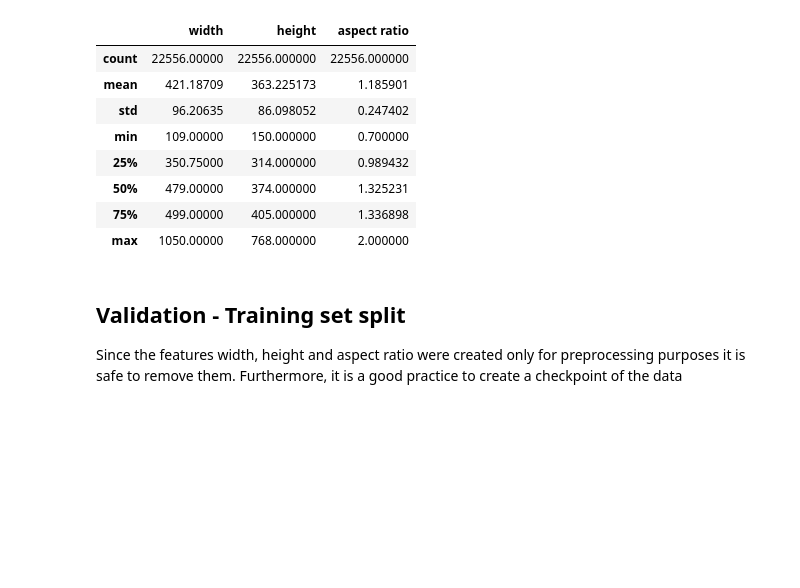
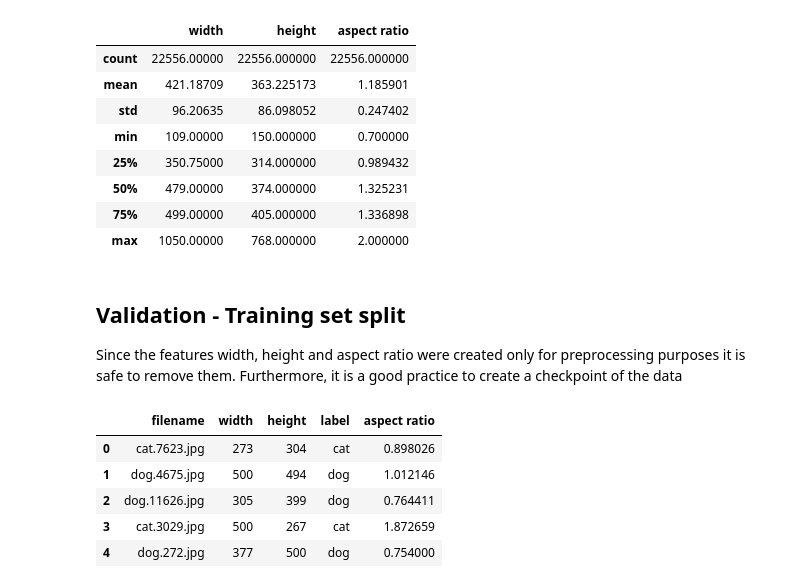
Before and after one commit to BakiRhina/Cats-and-Dogs, a Jupyter notebook: src/training.ipynb, the cells around one changed output. Saved outputs shown, nothing was run; the diff lists cells and outputs as text; code cells hidden in the pictures; blank space fills up the shorter version.

```diff
--- a/src/training.ipynb
+++ b/src/training.ipynb
@@ -292,10 +292,18 @@ Since the features width, height and aspect ratio were created only for preproce
 # %%
 # Checkpoint
 
 '''
 Internally, in python, copy() method uses a pointer to the original data, which
 means that changes to the new object will affect the old. To overcome this, set deep=True.
 For non-pandas objects, use copy.deepcopy(<object>)
 '''
 
 data = shuffled_data.copy(deep=True)
+data.head()
+# %% [output]
+|  | filename | width | height | label | aspect ratio |
+| 0 | cat.7623.jpg | 273 | 304 | cat | 0.898026 |
+| 1 | dog.4675.jpg | 500 | 494 | dog | 1.012146 |
+| 2 | dog.11626.jpg | 305 | 399 | dog | 0.764411 |
+| 3 | cat.3029.jpg | 500 | 267 | cat | 1.872659 |
+| 4 | dog.272.jpg | 377 | 500 | dog | 0.754000 |
```
Also changed, not shown: parts of 8 cells of this notebook.
